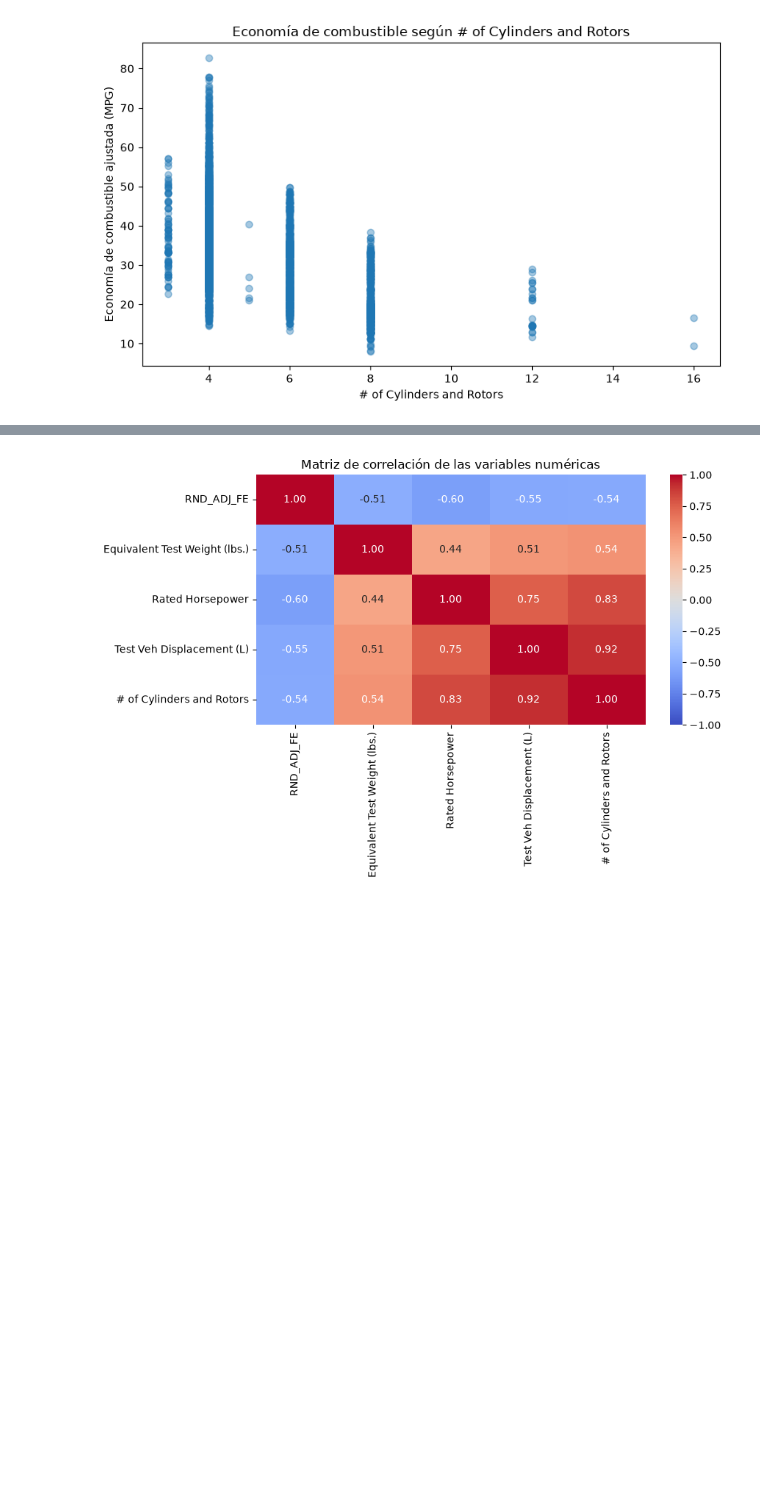
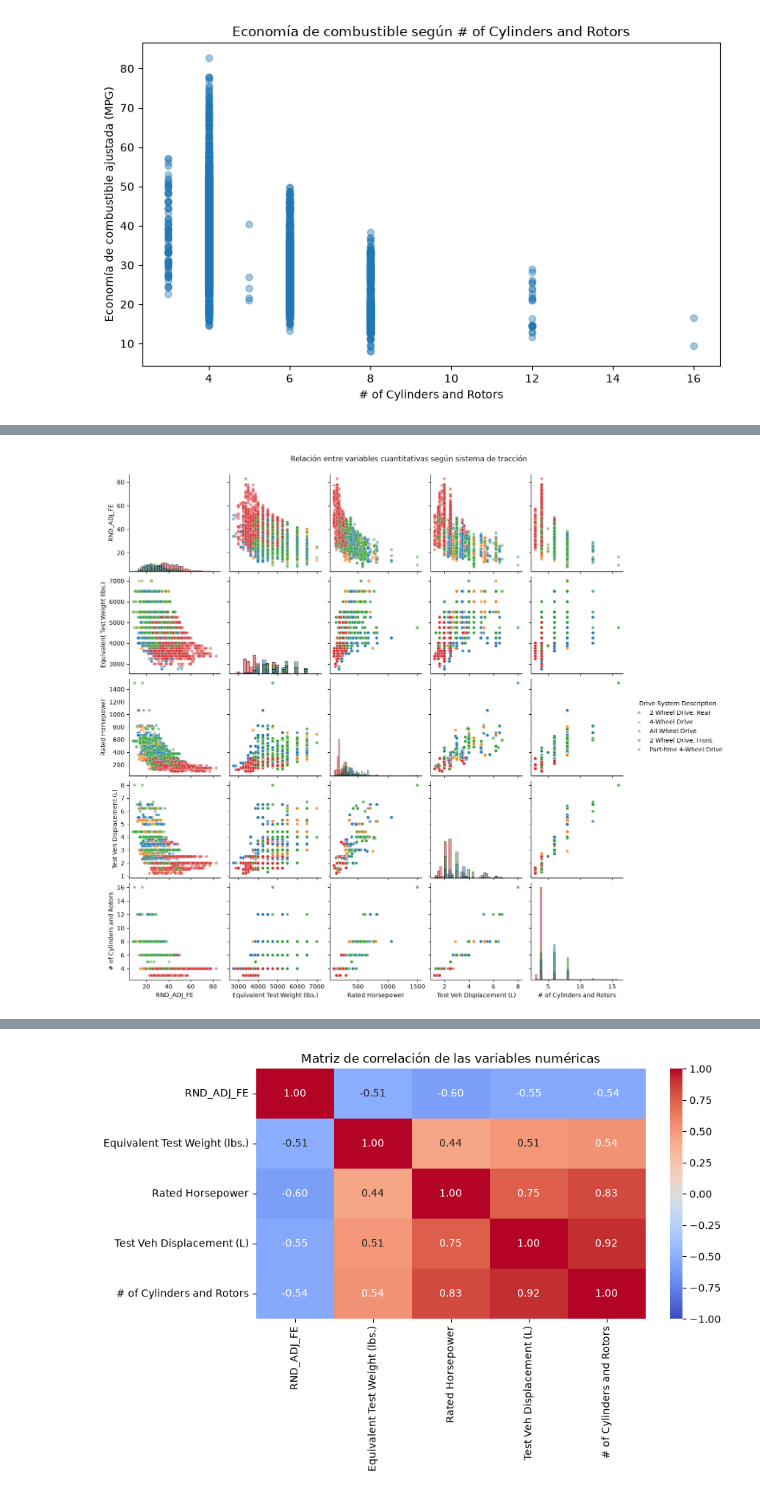
Before and after one commit to abiordorica13/TPEFUNDAMENTOS, a Jupyter notebook: Untitled-1.ipynb, the cells around one changed output, grey strips where cells are left out. Cells and saved outputs as stored; diff of their text form; code cells hidden in the pictures; blank space fills up the shorter version.

```diff
--- a/Untitled-1.ipynb
+++ b/Untitled-1.ipynb
@@ -1438,0 +1479,29 @@ for variable in variables_explicativas:
+# %%
+# Relacion entre cuantitativas y cualitativas: segun Sistema de Traccion
+
+variables_pairplot = variables_cuantitativas + [
+    "Drive System Description"
+]
+
+datos_pairplot = df_limpio[variables_pairplot].copy()
+
+# Eliminamos registros incompletos
+datos_pairplot = datos_pairplot.dropna()
+
+# Creamos el pairplot
+sns.pairplot(
+    datos_pairplot,
+    vars=variables_cuantitativas,
+    hue="Drive System Description",
+    diag_kind="hist",
+    plot_kws={"alpha": 0.5, "s": 25}
+)
+
+plt.suptitle(
+    "Relación entre variables cuantitativas según sistema de tracción",
+    y=1.02
+)
+
+plt.show()
+# %% [output]
+[figure, added]
```
Also changed, not shown: parts of 18 cells of this notebook.
